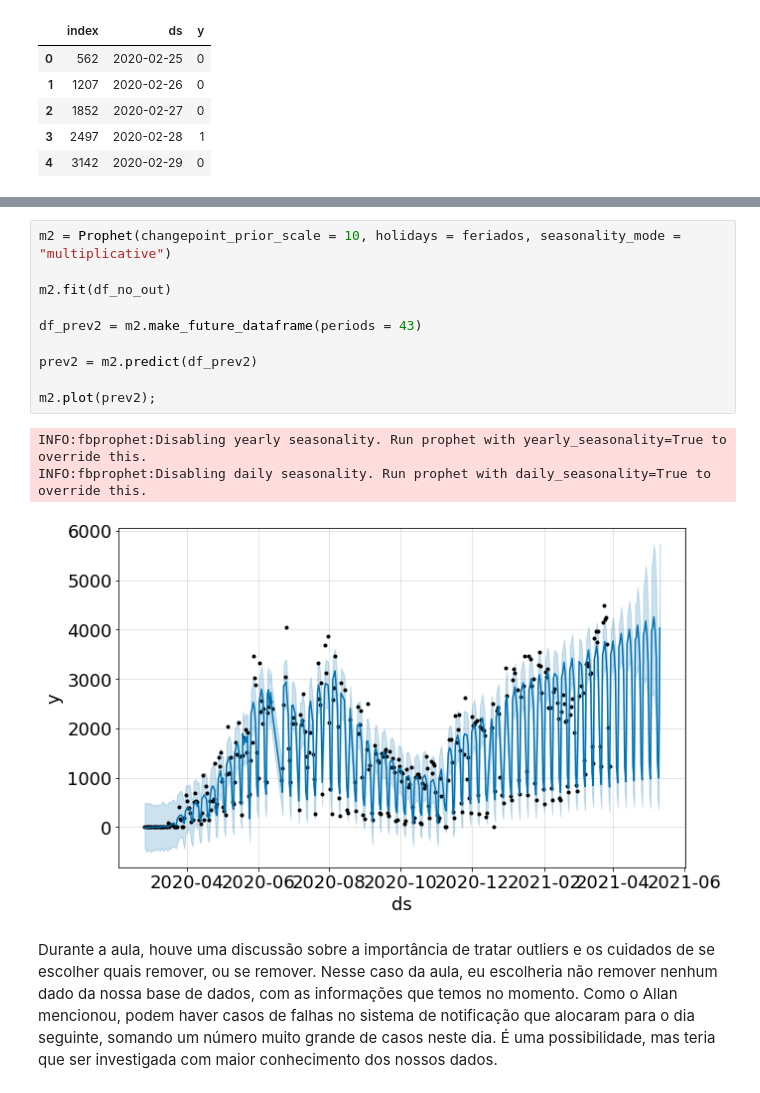
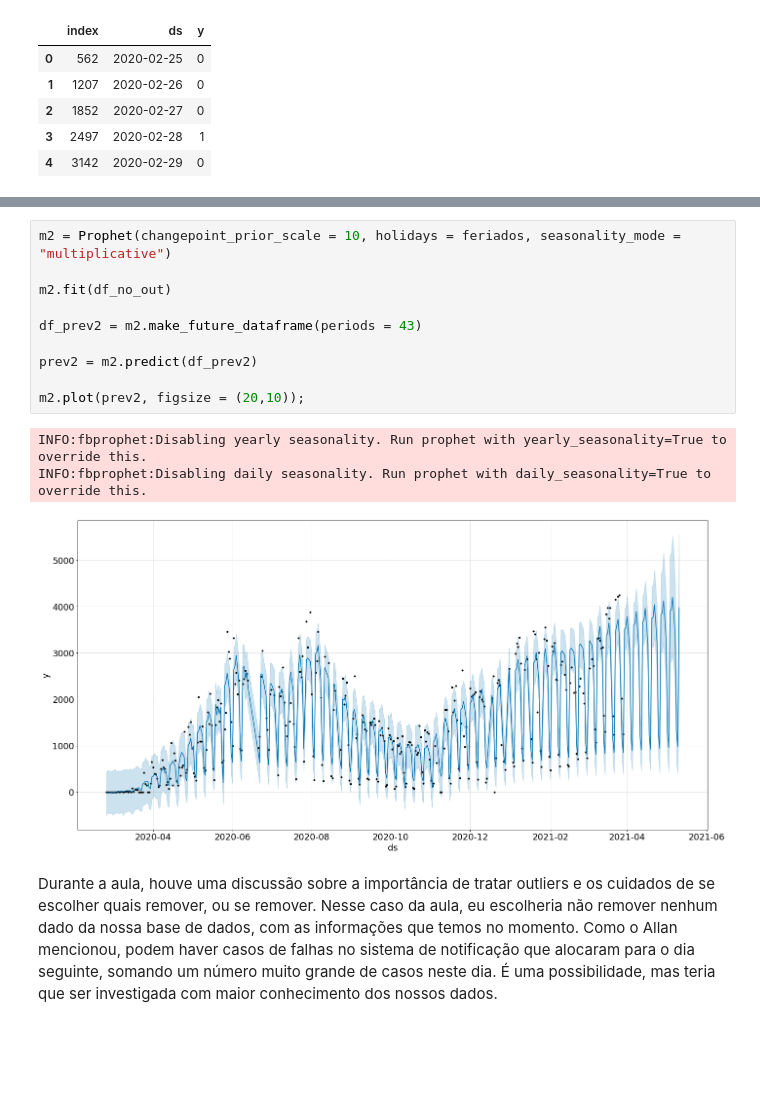
Before and after one commit to RPGraciotti/BootCampAlura, a Jupyter notebook: Modulo_3/Aula_5_Outliers_e_validacao.ipynb, the cells around one changed output, grey strips where cells are left out. Drawn from its saved outputs; the diff is of its cells as text; blank space fills up the shorter version.

```diff
--- a/Modulo_3/Aula_5_Outliers_e_validacao.ipynb
+++ b/Modulo_3/Aula_5_Outliers_e_validacao.ipynb
@@ -159,17 +159,17 @@ df_no_out.tail()
 # %%
 m2 = Prophet(changepoint_prior_scale = 10, holidays = feriados, seasonality_mode = "multiplicative")
 
 m2.fit(df_no_out)
 
 df_prev2 = m2.make_future_dataframe(periods = 43)
 
 prev2 = m2.predict(df_prev2)
 
-m2.plot(prev2);
+m2.plot(prev2, figsize = (20,10));
 # %% [output]
 INFO:fbprophet:Disabling yearly seasonality. Run prophet with yearly_seasonality=True to override this.
 INFO:fbprophet:Disabling daily seasonality. Run prophet with daily_seasonality=True to override this.
-[figure, old version]
+[figure, new version]
 # %% [markdown]
 Durante a aula, houve uma discussão sobre a importância de tratar outliers e os cuidados de se escolher quais remover, ou se remover. Nesse caso da aula, eu escolheria não remover nenhum dado da nossa base de dados, com as informações que temos no momento. Como o Allan mencionou, podem haver casos de falhas no sistema de notificação que alocaram para o dia seguinte, somando um número muito grande de casos neste dia. É uma possibilidade, mas teria que ser investigada com maior conhecimento dos nossos dados.
 # %%
```
Also changed, not shown: parts of 17 cells of this notebook.
